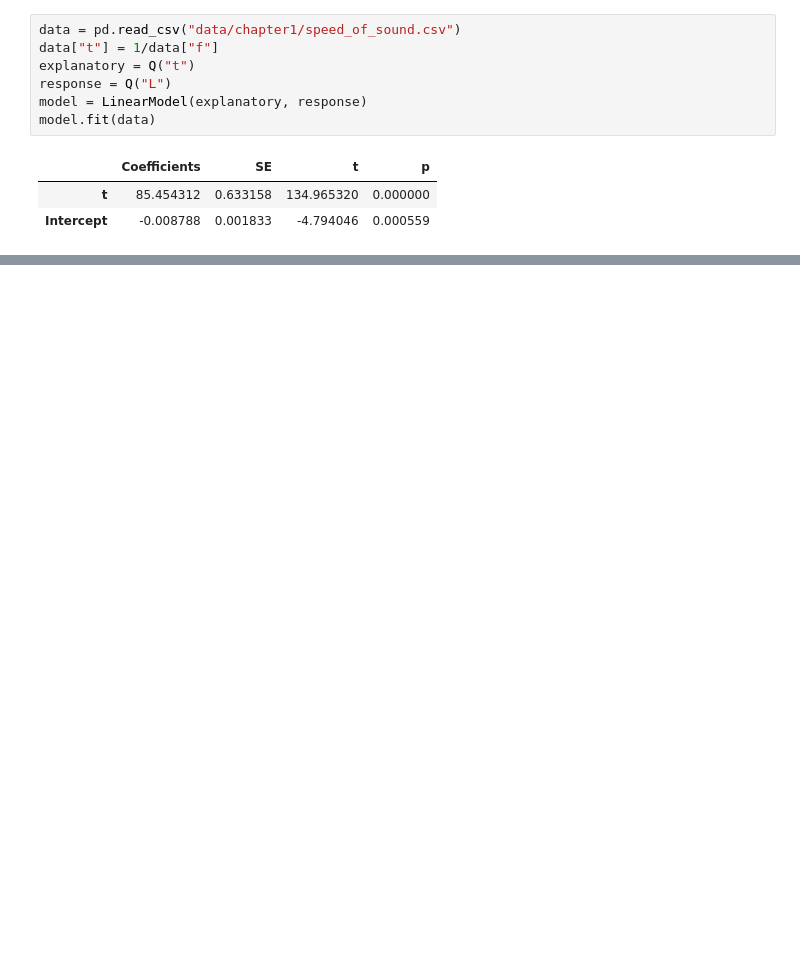
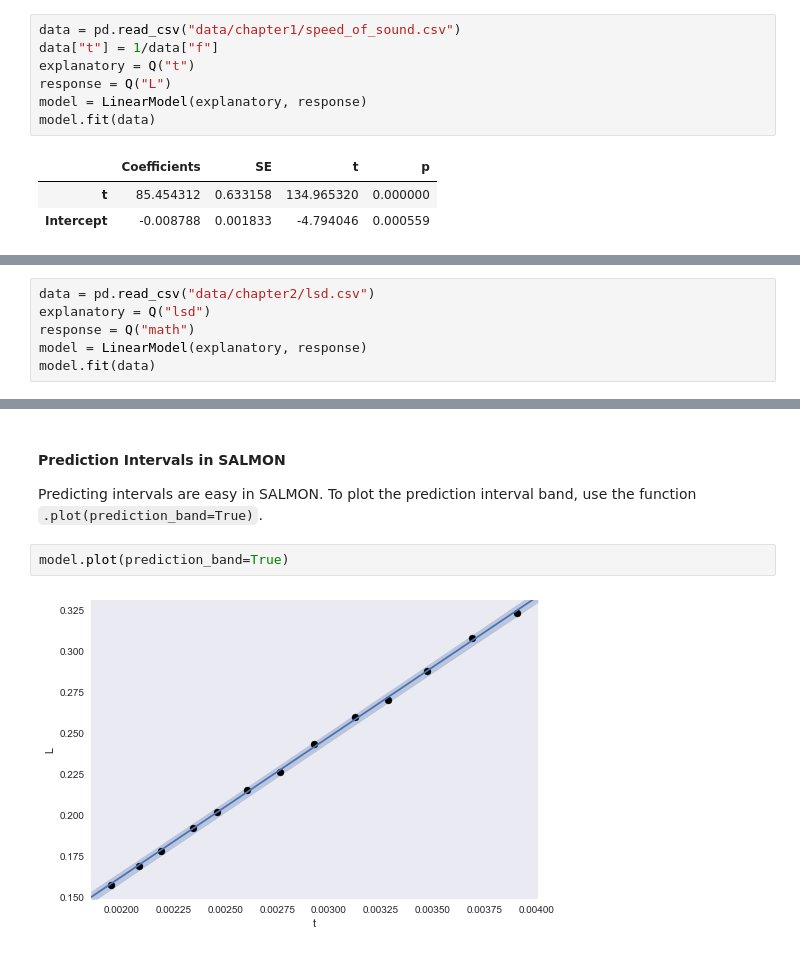
Before and after one commit to nicholasrusso/russoStat400, a Jupyter notebook: chapter2.ipynb, the cells around one changed output, grey strips where cells are left out. Drawn from its saved outputs; the diff is of its cells as text; blank space fills up the shorter version.

Commit message:
rework done with chapter 2

```diff
--- a/chapter2.ipynb
+++ b/chapter2.ipynb
@@ -64,0 +78,6 @@ From the `fit` output, we have both the SE and t value for both our period varia
+# %%
+data = pd.read_csv("data/chapter2/lsd.csv")
+explanatory = Q("lsd")
+response = Q("math")
+model = LinearModel(explanatory, response)
+model.fit(data)
@@ -64,0 +95,7 @@ From the `fit` output, we have both the SE and t value for both our period varia
+# %% [markdown]
+#### Prediction Intervals in SALMON
+Predicting intervals are easy in SALMON. To plot the prediction interval band, use the function `.plot(prediction_band=True)`.
+# %%
+model.plot(prediction_band=True)
+# %% [output]
+[figure, added]
```
Also changed, not shown: parts of 9 cells of this notebook, 1 other file.
